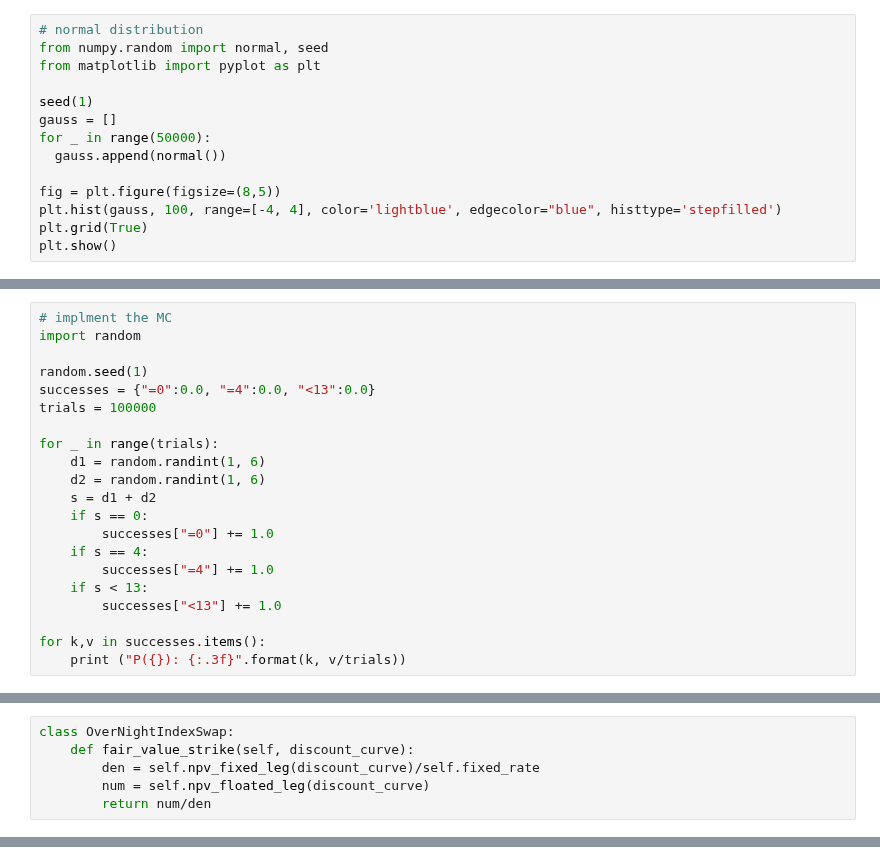
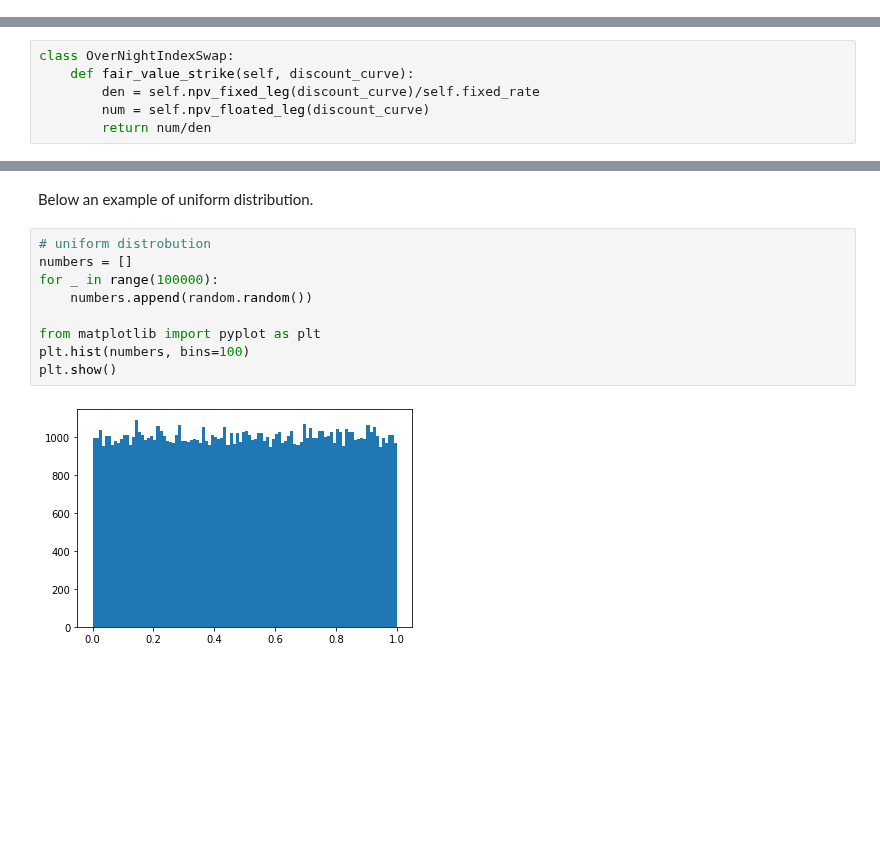
Before and after one commit to matteosan1/finance_course, a Jupyter notebook: lessons_2020/lesson4.ipynb, the cells around one changed output, grey strips where cells are left out. Drawn from its saved outputs; the diff is of its cells as text; blank space fills up the shorter version.

```diff
--- a/lessons_2020/lesson4.ipynb
+++ b/lessons_2020/lesson4.ipynb
@@ -91,14 +0,0 @@ Other modules provide random number generators. Below an example with `numpy.ran
-# %%
-# normal distribution
-from numpy.random import normal, seed
-from matplotlib import pyplot as plt
-
-seed(1)
-gauss = []
-for _ in range(50000):
-  gauss.append(normal())
-
-fig = plt.figure(figsize=(8,5))
-plt.hist(gauss, 100, range=[-4, 4], color='lightblue', edgecolor="blue", histtype='stepfilled')
-plt.grid(True)
-plt.show()
@@ -161,21 +0,0 @@ We can get a sum of 4 in 3 cases (1-3, 3-1 or 2-2) so the probability will resul
-# %%
-# implment the MC
-import random
-
-random.seed(1)
-successes = {"=0":0.0, "=4":0.0, "<13":0.0}
-trials = 100000
-
-for _ in range(trials):
-    d1 = random.randint(1, 6)
-    d2 = random.randint(1, 6)
-    s = d1 + d2
-    if s == 0:
-        successes["=0"] += 1.0
-    if s == 4:
-        successes["=4"] += 1.0
-    if s < 13:
-        successes["<13"] += 1.0
-
-for k,v in successes.items():
-    print ("P({}): {:.3f}".format(k, v/trials))
@@ -797,0 +193,13 @@ class OverNightIndexSwap:
+# %% [markdown]
+Below an example of uniform distribution.
+# %%
+# uniform distrobution
+numbers = []
+for _ in range(100000):
+    numbers.append(random.random())
+
+from matplotlib import pyplot as plt
+plt.hist(numbers, bins=100)
+plt.show()
+# %% [output]
+[figure, added]
```
Also changed, not shown: parts of 80 cells of this notebook, 4 other files.
